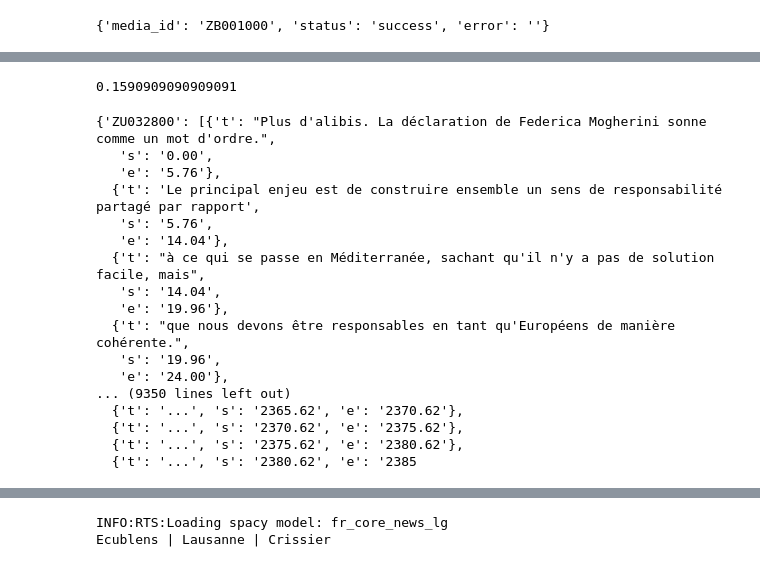
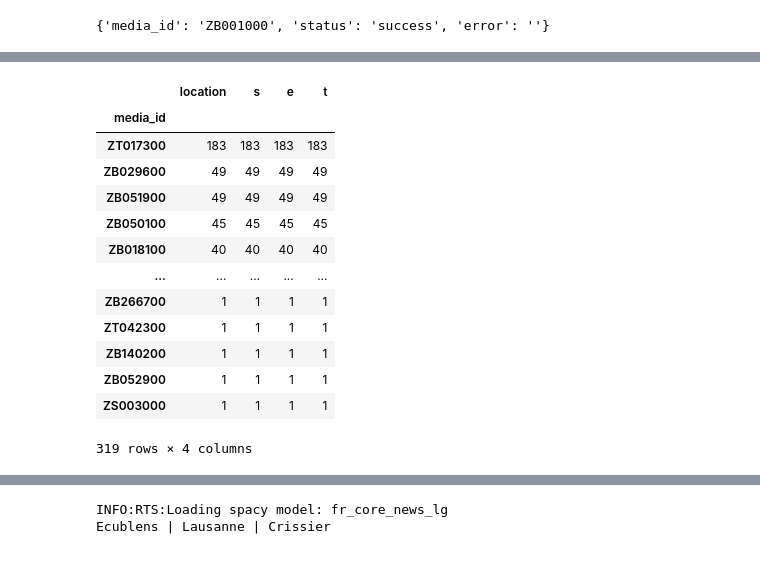
Before and after one commit to EPFL-EMPlus/emplusvault, a Jupyter notebook: notebook/ingest.ipynb, the cells around one changed output, grey strips where cells are left out. Drawn from its saved outputs; the diff is of its cells as text; code cells hidden in the pictures.

```diff
--- a/notebook/ingest.ipynb
+++ b/notebook/ingest.ipynb
@@ -121,24 +93,17 @@ loc_ts = rts.features.text.find_locations_all_transcripts(ts)
-# %%
-len(loc_ts) / float(len(ts))
-# %% [output]
-0.1590909090909091
-# %%
-ts
-# %% [output]
-{'ZU032800': [{'t': "Plus d'alibis. La déclaration de Federica Mogherini sonne comme un mot d'ordre.",
-   's': '0.00',
-   'e': '5.76'},
-  {'t': 'Le principal enjeu est de construire ensemble un sens de responsabilité partagé par rapport',
-   's': '5.76',
-   'e': '14.04'},
-  {'t': "à ce qui se passe en Méditerranée, sachant qu'il n'y a pas de solution facile, mais",
-   's': '14.04',
-   'e': '19.96'},
-  {'t': "que nous devons être responsables en tant qu'Européens de manière cohérente.",
-   's': '19.96',
-   'e': '24.00'},
-... (9350 lines left out)
-  {'t': '...', 's': '2365.62', 'e': '2370.62'},
-  {'t': '...', 's': '2370.62', 'e': '2375.62'},
-  {'t': '...', 's': '2375.62', 'e': '2380.62'},
-  {'t': '...', 's': '2380.62', 'e': '2385
+# %%
+fts.groupby('mediaId').count().sort_values('location', ascending=False)
+# %% [output]
+|  | location | s | e | t |
+| media_id |  |  |  |  |
+| ZT017300 | 183 | 183 | 183 | 183 |
+| ZB029600 | 49 | 49 | 49 | 49 |
+| ZB051900 | 49 | 49 | 49 | 49 |
+| ZB050100 | 45 | 45 | 45 | 45 |
+| ZB018100 | 40 | 40 | 40 | 40 |
+| ... | ... | ... | ... | ... |
+| ZB266700 | 1 | 1 | 1 | 1 |
+| ZT042300 | 1 | 1 | 1 | 1 |
+| ZB140200 | 1 | 1 | 1 | 1 |
+| ZB052900 | 1 | 1 | 1 | 1 |
+| ZS003000 | 1 | 1 | 1 | 1 |
+319 rows × 4 columns
```
Also changed, not shown: parts of 11 cells of this notebook, 7 other files.
